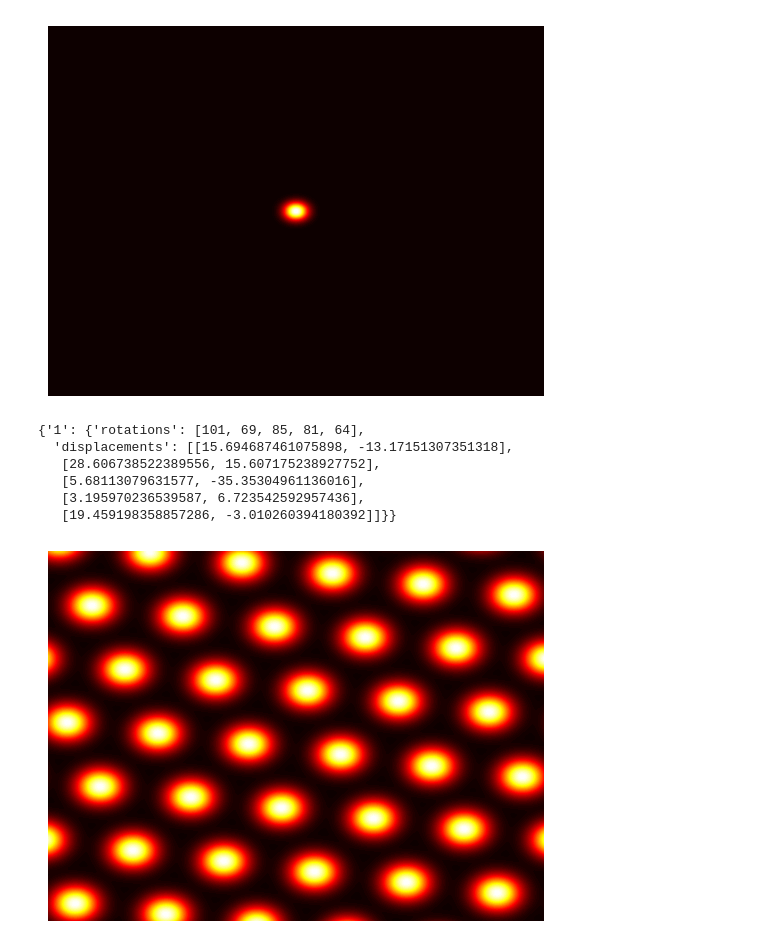
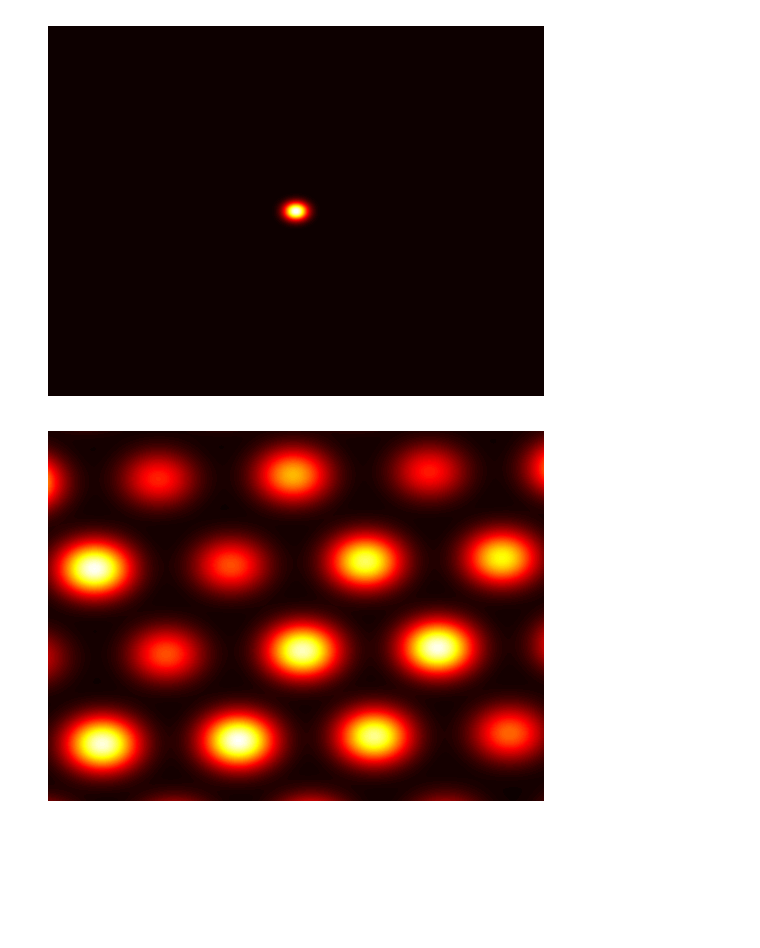
Before and after one commit to ChackMociute/Master-Thesis, a Jupyter notebook: grid_cells.ipynb, the cells around one changed output. Cells and saved outputs as stored; diff of their text form; code cells hidden in the pictures; blank space fills up the shorter version.

Commit message:
Added individual variation for grid cells within modules

```diff
--- a/grid_cells.ipynb
+++ b/grid_cells.ipynb
@@ -27,24 +27,15 @@ plt.show()
 # %% [output]
 [figure]
 # %%
-grid_cells = GridCells(np.linspace(100, 200, 5, dtype=int), n_per_module=25)
+grid_cells = GridCells(np.linspace(100, 200, 5, dtype=int), n_per_module=25, heterogeneous=True, modular_peaks=True, individual=True)
 grid_cells.reset_modules(1)
 grid_cells.compile_numpy()
-# %%
-grid_cells.envs
-# %% [output]
-{'1': {'rotations': [101, 69, 85, 81, 64],
-  'displacements': [[15.694687461075898, -13.17151307351318],
-   [28.606738522389556, 15.607175238927752],
-   [5.68113079631577, -35.35304961136016],
-   [3.195970236539587, 6.723542592957436],
-   [19.459198358857286, -3.010260394180392]]}}
 # %%
-plt.contourf(grid_cells[12 + 25], levels=100, cmap='hot')
+plt.contourf(grid_cells[12 + 25 * 4], levels=100, cmap='hot')
 plt.axis('off')
 plt.show()
 # %% [output]
-[figure, old version]
+[figure, new version]
 # %%
 p = torch.tensor(grid_cells.grid_cells, dtype=torch.float32, device=device).permute(1, 2, 0)
 w = torch.randn(grid_cells.shape[0], requires_grad=True, device=device)
```
Also changed, not shown: parts of 4 cells of this notebook, 3 other files.
